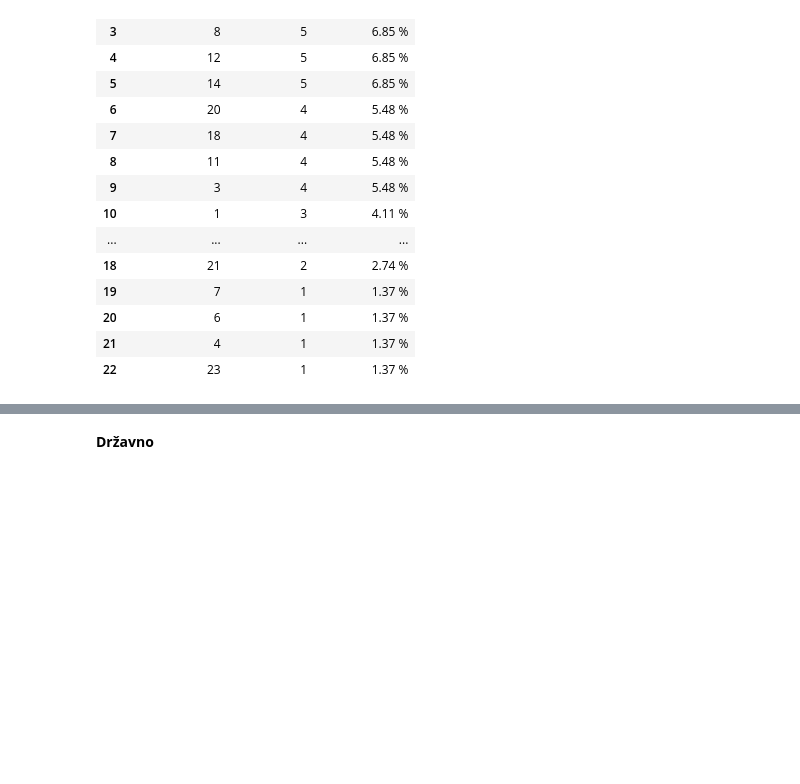
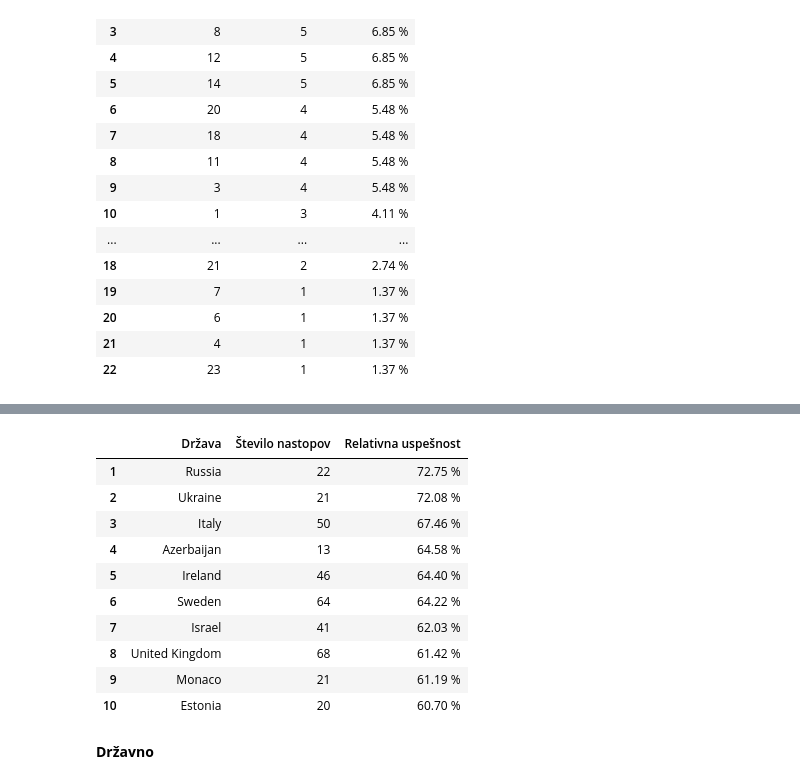
Before and after one commit to mayac69/UVP-projektna, a Jupyter notebook: analiza_evrovizije.ipynb, the cells around one changed output, grey strips where cells are left out. Drawn from its saved outputs; the diff is of its cells as text; code cells hidden in the pictures; blank space fills up the shorter version.

```diff
--- a/analiza_evrovizije.ipynb
+++ b/analiza_evrovizije.ipynb
@@ -657,3 +741,56 @@ najuspesnejsa_startna_stevilka (df)
+# %%
+def relativni_indeks_uspešnosti (datoteka, minimum_nastopov = 10):
+    """Pri tej metodi za vsak nastop izračunamo, kolikšen odstotek tekmencev je država premagala v tistem finalu: 1. mesto med 26 tekmovalci = 100% uspešnost.
+    13. mesto med 26 tekmovalci = 53.8% uspešnost. Zadnje mesto = najnižji odstotek.
+    Nato izračunamo povprečni indeks uspešnosti skozi vso zgodovino. S tem popolnoma nevtraliziramo vse spremembe točkovnih sistemov in različna števila finalistov."""
+
+    rezultat = []
+
+    for drzava in datoteka ["drzava"].unique ():
+        podatki_drzave = datoteka [datoteka ["drzava"] == drzava]
+        stevilo_nastopov = len (podatki_drzave)
+
+        if stevilo_nastopov >= minimum_nastopov:
+            vsota = 0
+
+            for _, vrstica in podatki_drzave.iterrows ():
+                leto = vrstica ["leto"]
+                mesto = vrstica ["mesto"]
+                stevilo_finalistov = len (datoteka [datoteka ["leto"] == leto])
+
+                # Indeks: 1. mesto dobi 100 %, zadnje mesto dobi (1 / st_finalistov) * 100 %
+                indeks_relativnosti = ((stevilo_finalistov - mesto + 1) / stevilo_finalistov) * 100
+                vsota += indeks_relativnosti
+
+            povprecni_indeks_relativnosti = vsota / stevilo_nastopov
+
+            rezultat.append ({
+                "Država": drzava,
+                "Število nastopov": stevilo_nastopov,
+                "Relativna uspešnost": f"{povprecni_indeks_relativnosti:.2f} %",
+                "_pomozni_rel_indeks": povprecni_indeks_relativnosti
+            })
+
+    tabela_rezultatov = pd.DataFrame (rezultat)
+    tabela_rezultatov = tabela_rezultatov.sort_values (by = "_pomozni_rel_indeks", ascending = False).head (10)
+    tabela_rezultatov = tabela_rezultatov.drop (columns = ["_pomozni_rel_indeks"])
+    tabela_rezultatov.index = range (1, len (tabela_rezultatov) + 1)
+
+    return tabela_rezultatov
+
+relativni_indeks_uspešnosti (df)
+# %% [output]
+|  | Država | Število nastopov | Relativna uspešnost |
+| 1 | Russia | 22 | 72.75 % |
+| 2 | Ukraine | 21 | 72.08 % |
+| 3 | Italy | 50 | 67.46 % |
+| 4 | Azerbaijan | 13 | 64.58 % |
+| 5 | Ireland | 46 | 64.40 % |
+| 6 | Sweden | 64 | 64.22 % |
+| 7 | Israel | 41 | 62.03 % |
+| 8 | United Kingdom | 68 | 61.42 % |
+| 9 | Monaco | 21 | 61.19 % |
+| 10 | Estonia | 20 | 60.70 % |
 # %% [markdown]
 **Državno**
 # %%
```
Also changed, not shown: parts of 4 cells of this notebook.
